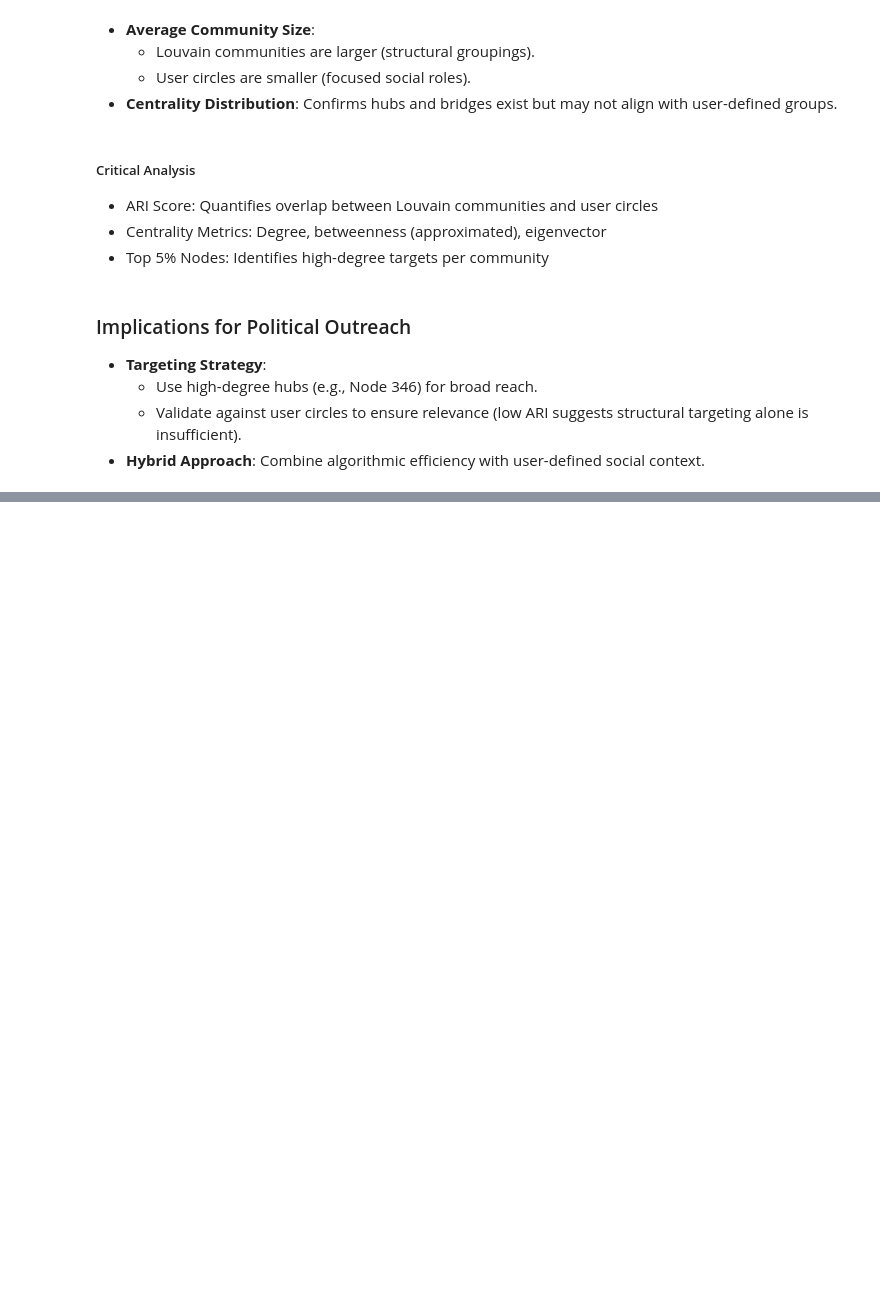
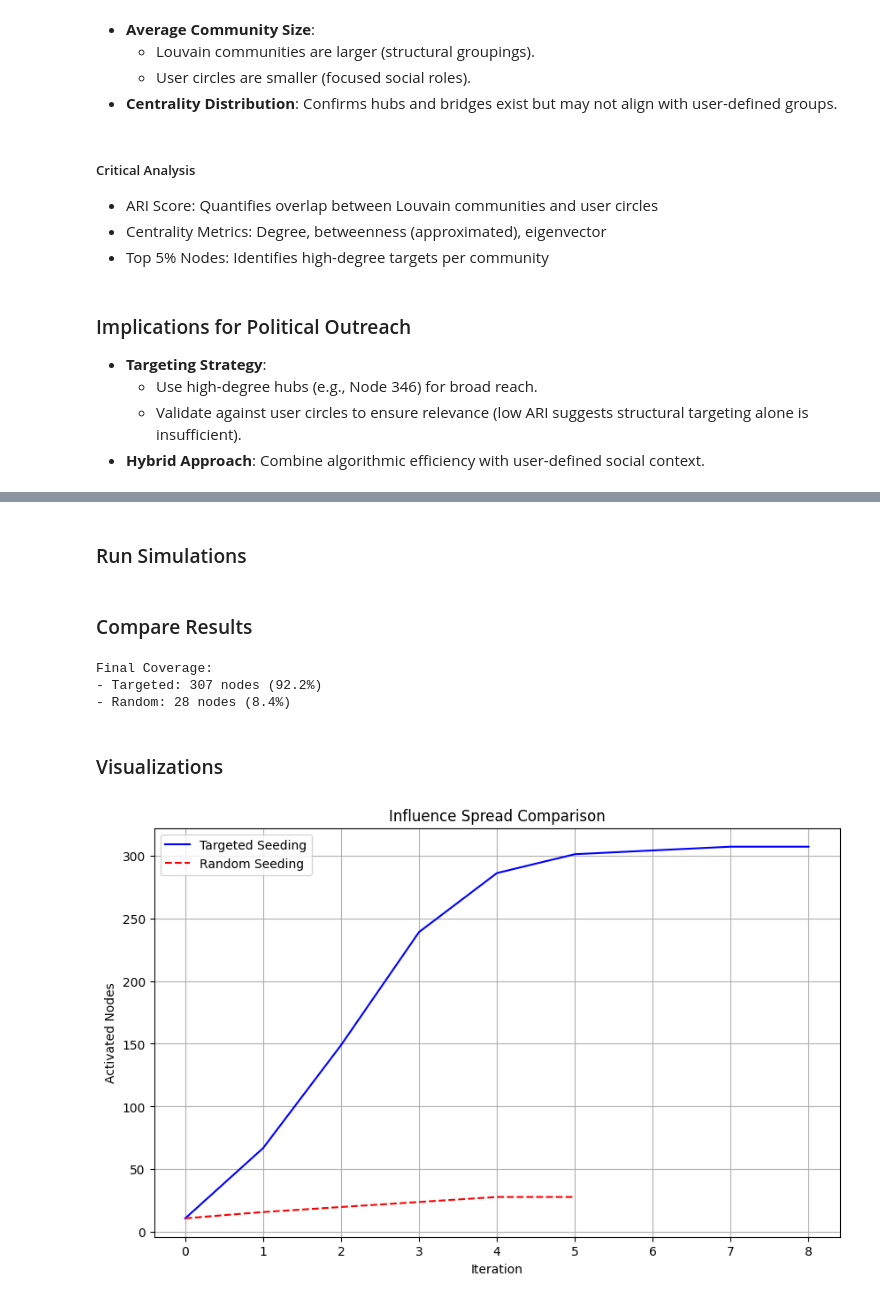
Before and after one commit to aymanmomin/Facebook-Ego-Network-Analysis, a Jupyter notebook: cpsc-572-facebook-ego-network-analysis.ipynb, the cells around one changed output, grey strips where cells are left out. Cells and saved outputs as stored; diff of their text form; code cells hidden in the pictures; blank space fills up the shorter version.

Commit message:
Influence Simulation & Final Results

```diff
--- a/cpsc-572-facebook-ego-network-analysis.ipynb
+++ b/cpsc-572-facebook-ego-network-analysis.ipynb
@@ -350,0 +359,57 @@ top_nodes.to_csv("/kaggle/working/top_nodes.csv", index=False)
+# %%
+def threshold_model(G, seeds, threshold=0.2):
+    activated = set(seeds)
+    new_activations = set(seeds)
+    steps = [len(activated)]  # Track activation over time
+
+    while new_activations:
+        candidates = set()
+        for node in new_activations:
+            neighbors = list(G.neighbors(node))
+            for neighbor in neighbors:
+                if neighbor not in activated:
+                    active_neighbors = len([n for n in G.neighbors(neighbor) if n in activated])
+                    degree = G.degree(neighbor)
+                    if degree == 0:
+                        continue  # Avoid division by zero
+                    if active_neighbors / degree >= threshold:
+                        candidates.add(neighbor)
+        new_activations = candidates
+        activated.update(new_activations)
+        steps.append(len(activated))
+
+    return steps
+# %% [markdown]
+### Run Simulations
+# %%
+# Targeted seeding (top nodes)
+target_steps = threshold_model(G, target_seeds, threshold=0.2)
+
+# Random seeding (same number of seeds)
+random_seeds = random.sample(list(G.nodes()), n_seeds)
+random_steps = threshold_model(G, random_seeds, threshold=0.2)
+# %% [markdown]
+### Compare Results
+# %%
+print("\nFinal Coverage:")
+print(f"- Targeted: {target_steps[-1]} nodes ({target_steps[-1]/G.number_of_nodes()*100:.1f}%)")
+print(f"- Random: {random_steps[-1]} nodes ({random_steps[-1]/G.number_of_nodes()*100:.1f}%)")
+# %% [output]
+Final Coverage:
+- Targeted: 307 nodes (92.2%)
+- Random: 28 nodes (8.4%)
+# %% [markdown]
+### Visualizations
+# %%
+plt.figure(figsize=(10, 6))
+plt.plot(target_steps, label="Targeted Seeding", color="blue")
+plt.plot(random_steps, label="Random Seeding", color="red", linestyle="--")
+plt.xlabel("Iteration")
+plt.ylabel("Activated Nodes")
+plt.title("Influence Spread Comparison")
+plt.legend()
+plt.grid(True)
+plt.savefig("/kaggle/working/part3_results.png")
+plt.show()
+# %% [output]
+[figure, added]
```
Also changed, not shown: parts of 10 cells of this notebook.
